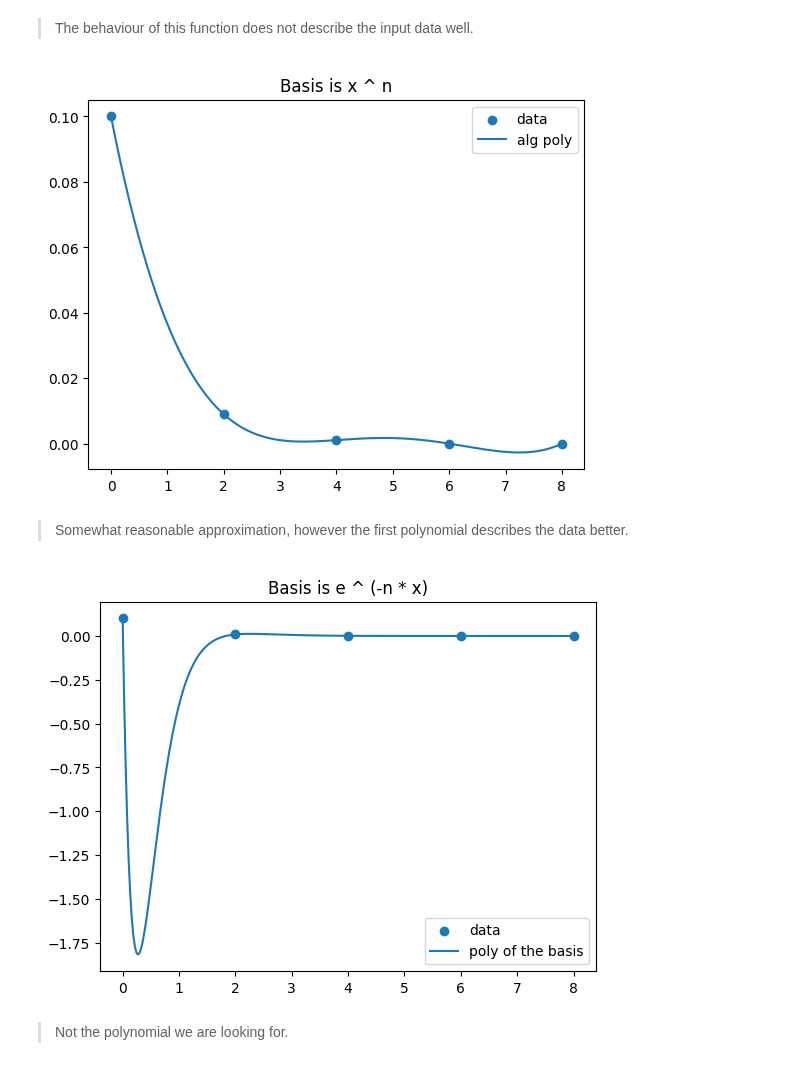
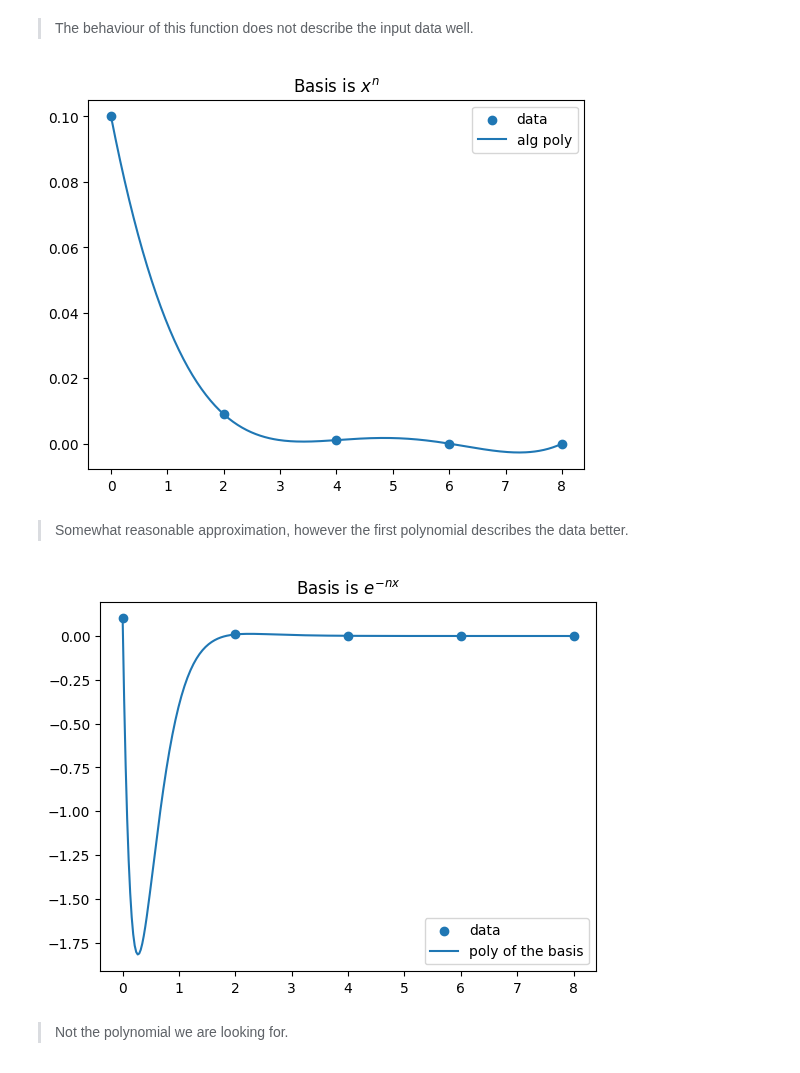
Before and after one commit to ivo3123/NumericalMethods, a Jupyter notebook: exam1_preparation/task8.ipynb, the cells around one changed output. Cells and saved outputs as stored; diff of their text form; code cells hidden in the pictures.

```diff
--- a/exam1_preparation/task8.ipynb
+++ b/exam1_preparation/task8.ipynb
@@ -47,21 +47,21 @@ plt.show()
 # %%
 plt.scatter(nodes, values)
 plt.plot(x_axis, alg_poly(nodes, values, x_axis))
-plt.title('Basis is x ^ n')
+plt.title('Basis is $x^n$')
 plt.legend(['data', 'alg poly'])
 plt.show()
 # %% [output]
-[figure, old version]
+[figure, new version]
 # %% [markdown]
 > Somewhat reasonable approximation, however the first polynomial describes the data better.
 # %%
 plt.scatter(nodes, values)
 plt.plot(x_axis, basis_poly(nodes, values, x_axis, lambda x, n: np.e ** (-n * x)))
-plt.title('Basis is e ^ (-n * x)')
+plt.title('Basis is $e^{-n x}$')
 plt.legend(['data', 'poly of the basis'])
 plt.show()
 # %% [output]
-[figure, old version]
+[figure, new version]
 # %% [markdown]
 > Not the polynomial we are looking for.
 # %%
```
Also changed, not shown: parts of 2 cells of this notebook, 14 other files.
